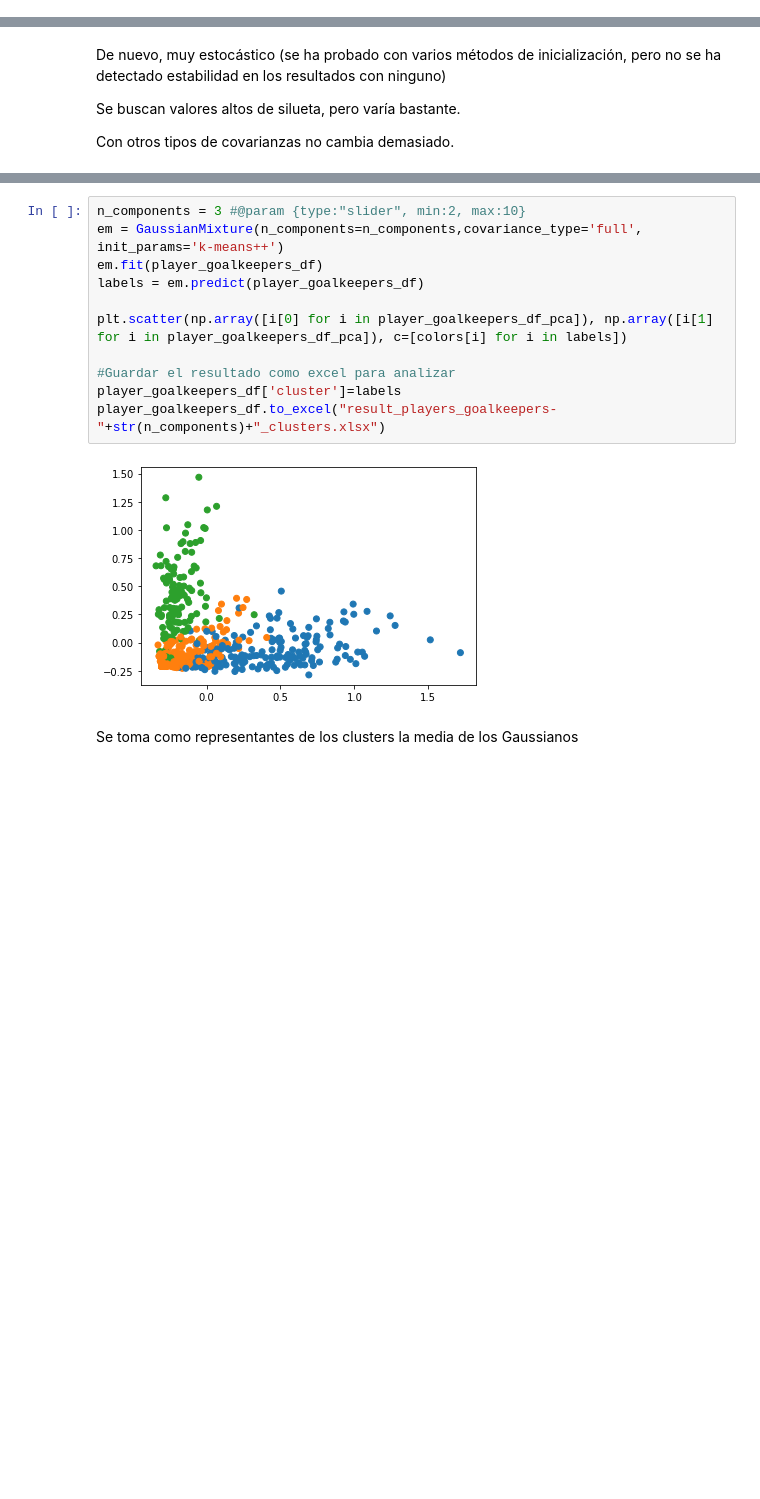
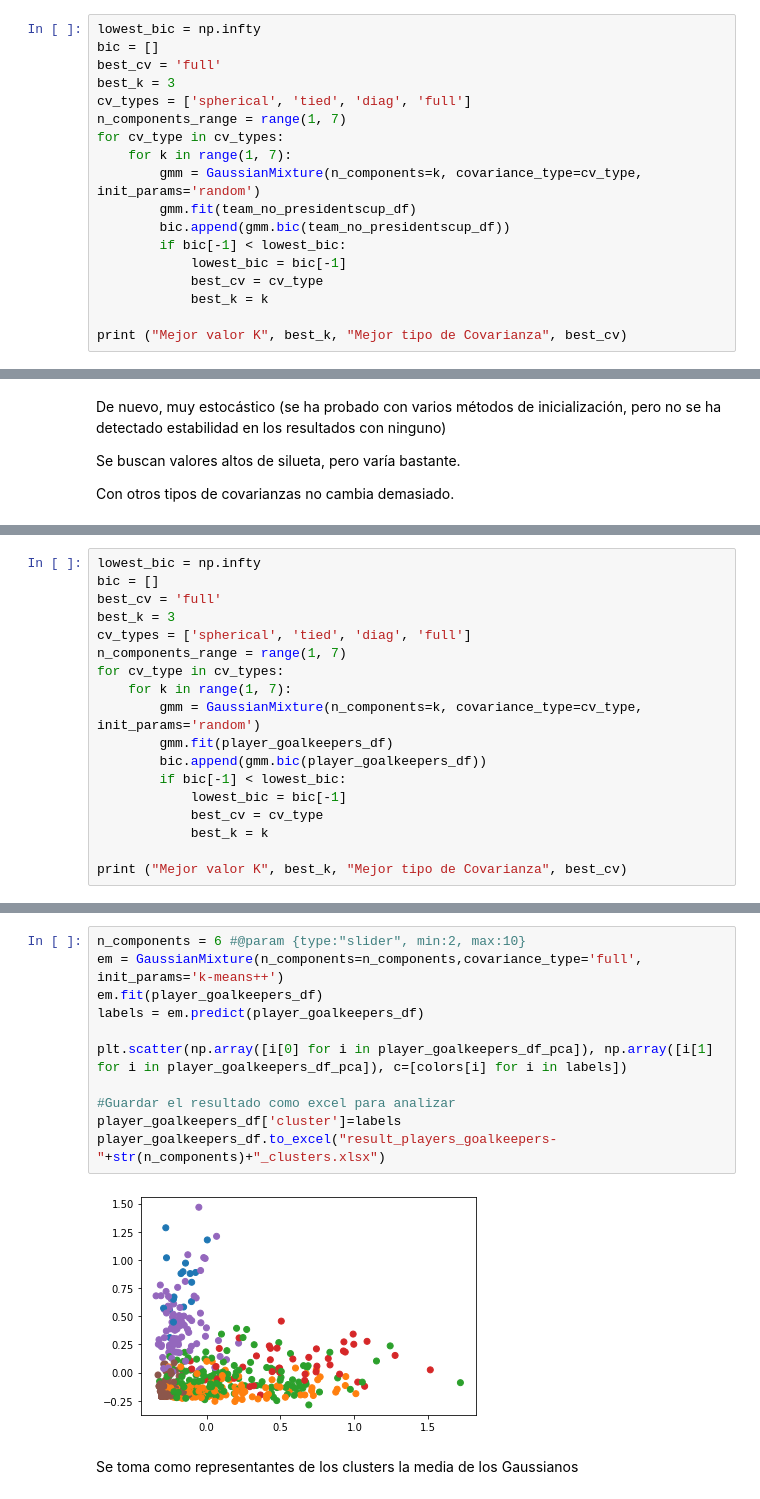
Before and after one commit to SergioMartinezCid/MUII-DSI-2022-23, a Jupyter notebook: Clustering/DSI_Trabajo_Clústering.ipynb, the cells around one changed output, grey strips where cells are left out. Drawn from its saved outputs; the diff is of its cells as text; blank space fills up the shorter version.

```diff
--- a/Clustering/DSI_Trabajo_Clústering.ipynb
+++ b/Clustering/DSI_Trabajo_Clústering.ipynb
@@ -1160,0 +1193,18 @@ Con otros tipos de covarianzas no cambia demasiado.
+# %%
+lowest_bic = np.infty
+bic = []
+best_cv = 'full'
+best_k = 3
+cv_types = ['spherical', 'tied', 'diag', 'full']
+n_components_range = range(1, 7)
+for cv_type in cv_types:
+    for k in range(1, 7):
+        gmm = GaussianMixture(n_components=k, covariance_type=cv_type, init_params='random')
+        gmm.fit(team_no_presidentscup_df)
+        bic.append(gmm.bic(team_no_presidentscup_df))
+        if bic[-1] < lowest_bic:
+            lowest_bic = bic[-1]
+            best_cv = cv_type
+            best_k = k
+
+print ("Mejor valor K", best_k, "Mejor tipo de Covarianza", best_cv)
@@ -1213,0 +1266,18 @@ Con otros tipos de covarianzas no cambia demasiado.
+# %%
+lowest_bic = np.infty
+bic = []
+best_cv = 'full'
+best_k = 3
+cv_types = ['spherical', 'tied', 'diag', 'full']
+n_components_range = range(1, 7)
+for cv_type in cv_types:
+    for k in range(1, 7):
+        gmm = GaussianMixture(n_components=k, covariance_type=cv_type, init_params='random')
+        gmm.fit(player_goalkeepers_df)
+        bic.append(gmm.bic(player_goalkeepers_df))
+        if bic[-1] < lowest_bic:
+            lowest_bic = bic[-1]
+            best_cv = cv_type
+            best_k = k
+
+print ("Mejor valor K", best_k, "Mejor tipo de Covarianza", best_cv)
@@ -1214,16 +1286,16 @@ Con otros tipos de covarianzas no cambia demasiado.
 # %%
-n_components = 3 #@param {type:"slider", min:2, max:10}
+n_components = 6 #@param {type:"slider", min:2, max:10}
 em = GaussianMixture(n_components=n_components,covariance_type='full', init_params='k-means++')
 em.fit(player_goalkeepers_df)
 labels = em.predict(player_goalkeepers_df)
 
 plt.scatter(np.array([i[0] for i in player_goalkeepers_df_pca]), np.array([i[1] for i in player_goalkeepers_df_pca]), c=[colors[i] for i in labels])
 
 #Guardar el resultado como excel para analizar
 player_goalkeepers_df['cluster']=labels
 player_goalkeepers_df.to_excel("result_players_goalkeepers-"+str(n_components)+"_clusters.xlsx")
 # %% [output]
-[figure, old version]
+[figure, new version]
 # %% [markdown]
 Se toma como representantes de los clusters la media de los Gaussianos
 # %%
```
Also changed, not shown: parts of 35 cells of this notebook.
